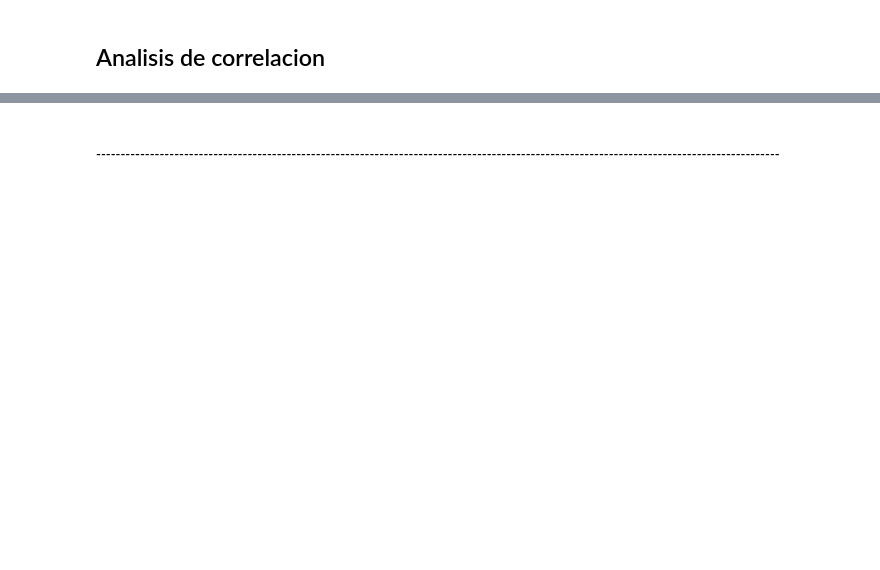
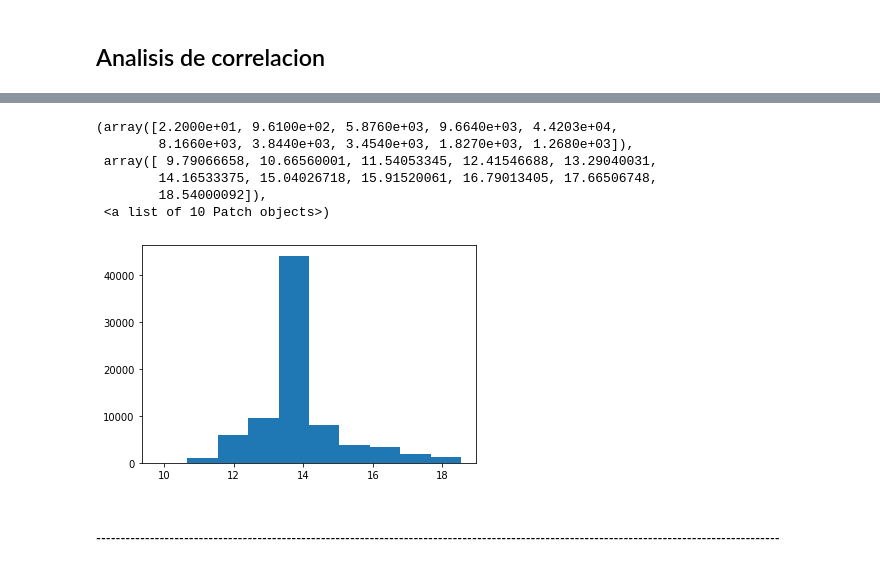
Before and after one commit to douglasag17/ML-SmartBuildings, a Jupyter notebook: PreparacionDeLosDatos/hvac.ipynb, the cells around one changed output, grey strips where cells are left out. Saved outputs shown, nothing was run; the diff lists cells and outputs as text; code cells hidden in the pictures; blank space fills up the shorter version.

```diff
--- a/PreparacionDeLosDatos/hvac.ipynb
+++ b/PreparacionDeLosDatos/hvac.ipynb
@@ -156,3 +193,13 @@ correlacion
+# %%
+plt.hist(data5["CONTROL FRÍO"])
+# %% [output]
+(array([2.2000e+01, 9.6100e+02, 5.8760e+03, 9.6640e+03, 4.4203e+04,
+        8.1660e+03, 3.8440e+03, 3.4540e+03, 1.8270e+03, 1.2680e+03]),
+ array([ 9.79066658, 10.66560001, 11.54053345, 12.41546688, 13.29040031,
+        14.16533375, 15.04026718, 15.91520061, 16.79013405, 17.66506748,
+        18.54000092]),
+ <a list of 10 Patch objects>)
+[figure, added]
 # %% [markdown]
 ##### --------------------------------------------------------------------------------------------------------------------------------------------
 # %%
```
Also changed, not shown: parts of 11 cells of this notebook.
